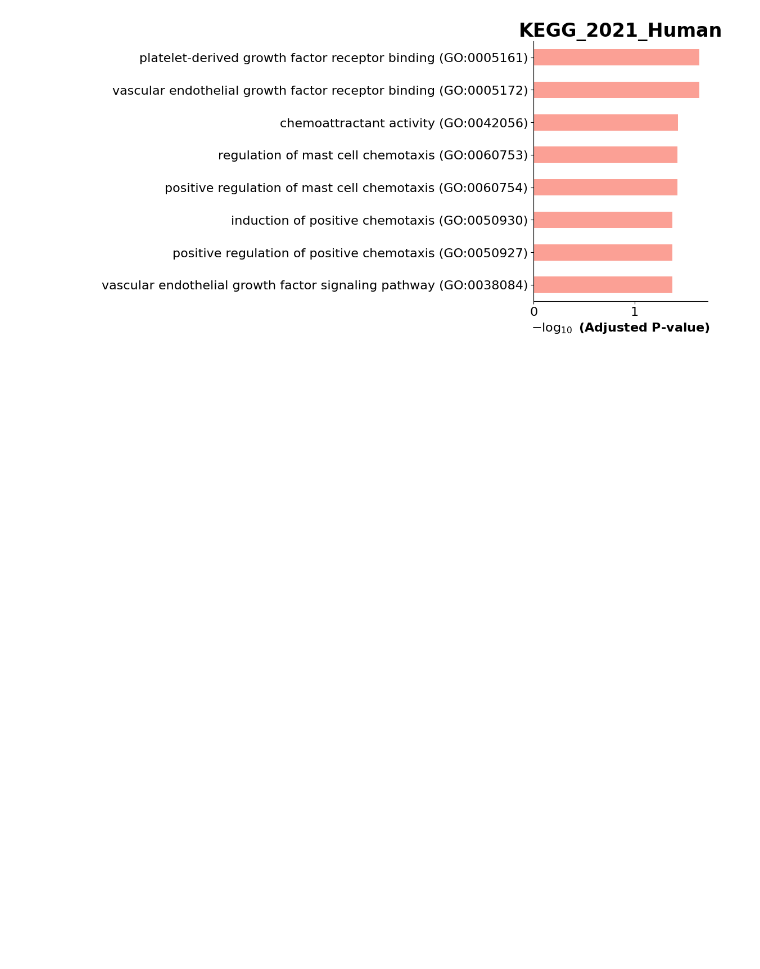
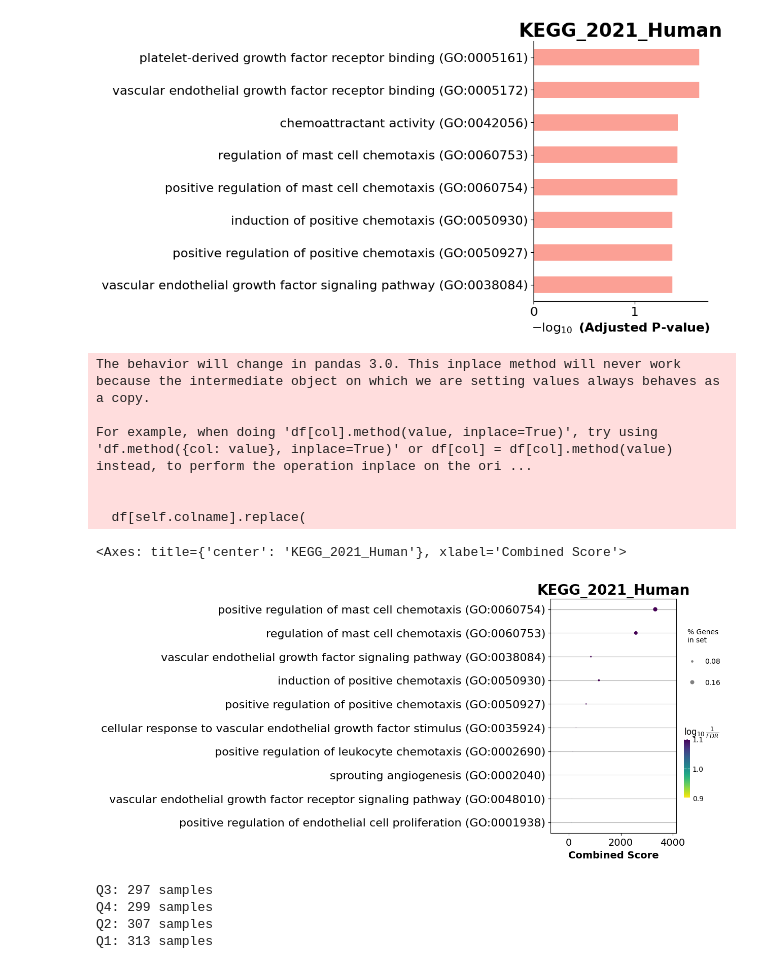
Before and after one commit to aajusah98/intro-bio-life-science-project, a Jupyter notebook: intro-bio-life-science-project-report.ipynb, the cells around one changed output. Saved outputs shown, nothing was run; the diff lists cells and outputs as text; code cells hidden in the pictures; blank space fills up the shorter version.

```diff
--- a/intro-bio-life-science-project-report.ipynb
+++ b/intro-bio-life-science-project-report.ipynb
@@ -436,7 +436,7 @@ differnt_expression_gene_df.to_csv('different_gene_expression_analysis_results.c
 # %% [markdown]
 - Loading the `different_gene_expression_analysis_results.csv` for further analysis
 # %%
-differnt_expression_gene_df = pd.read_csv('different_gene_expression_analysis_results.csv')
+differnt_expression_gene_df = pd.read_csv('different_gene_expression_analysis_results_sample_type.csv')
 differnt_expression_gene_df.head()
 # %% [output]
 |  | Gene | P_Value | log2_Fold_Change | Adjusted_P_Value |
@@ -584,5 +584,6 @@ enrichr_results = gp.enrichr(gene_list=genes_for_enrichment,
                              gene_sets=['KEGG_2021_Human', 'GO_Molecular_Function_2021',
                                         'GO_Cellular_Component_2021', 'GO_Biological_Process_2021'],
                              organism='Human',
-                             cutoff=0.05
+                             outdir='output/enrichr_kegg',
+                             cutoff=0.2
                              )
@@ -607,3 +626,48 @@ For example, when doing 'df[col].method(value, inplace=True)', try using 'df.met
   df[self.colname].replace(
 <Axes: title={'center': 'KEGG_2021_Human'}, xlabel='$- \\log_{10}$ (Adjusted P-value)'>
 [figure]
+# %%
+dotplot(enrichr_results.res2d, title='KEGG_2021_Human',cmap='viridis_r',cutoff=0.1)
+# %% [output]
+The behavior will change in pandas 3.0. This inplace method will never work because the intermediate object on which we are setting values always behaves as a copy.
+
+For example, when doing 'df[col].method(value, inplace=True)', try using 'df.method({col: value}, inplace=True)' or df[col] = df[col].method(value) instead, to perform the operation inplace on the ori ...
+
+
+  df[self.colname].replace(
+<Axes: title={'center': 'KEGG_2021_Human'}, xlabel='Combined Score'>
+[figure, added]
+# %%
+# Filter for non-empty age data
+phenotype_data_filtered = phenotype_df.loc[~phenotype_df['age_at_initial_pathologic_diagnosis'].isna()].copy()
+
+
+common_sample_ids = phenotype_data_filtered.index.intersection(gene_expression_df.index)
+
+
+# Filter both DataFrames to keep only common sample IDs
+phenotype_data_filtered = phenotype_data_filtered.loc[common_sample_ids]
+gene_expression_data = gene_expression_df.loc[common_sample_ids]
+
+
+# Define age groups (e.g., split into quartiles)
+phenotype_data_filtered.loc[:, 'age_group'] = pd.qcut(phenotype_data_filtered['age_at_initial_pathologic_diagnosis'], q=4, labels=["Q1", "Q2", "Q3", "Q4"])
+
+# Get indices for different age groups
+age_groups = phenotype_data_filtered['age_group'].unique()
+
+
+# Separate the gene expression data based on age groups
+expression_data_by_age = {
+    age_group: gene_expression_df.loc[phenotype_data_filtered[phenotype_data_filtered['age_group'] == age_group].index]
+    for age_group in age_groups
+}
+
+# Print the age groups and corresponding sample counts
+for age_group, data in expression_data_by_age.items():
+    print(f"{age_group}: {data.shape[0]} samples")
+# %% [output]
+Q3: 297 samples
+Q4: 299 samples
+Q2: 307 samples
+Q1: 313 samples
```
Also changed, not shown: parts of 15 cells of this notebook.
